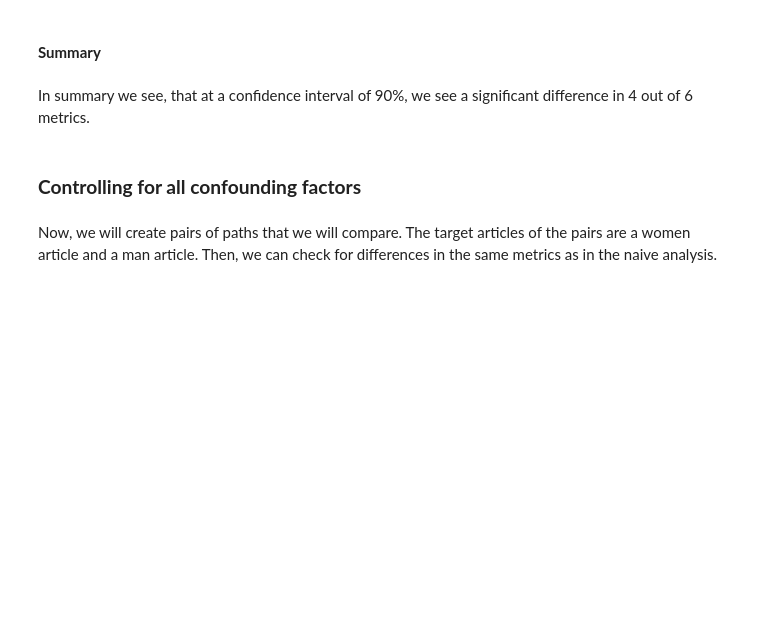
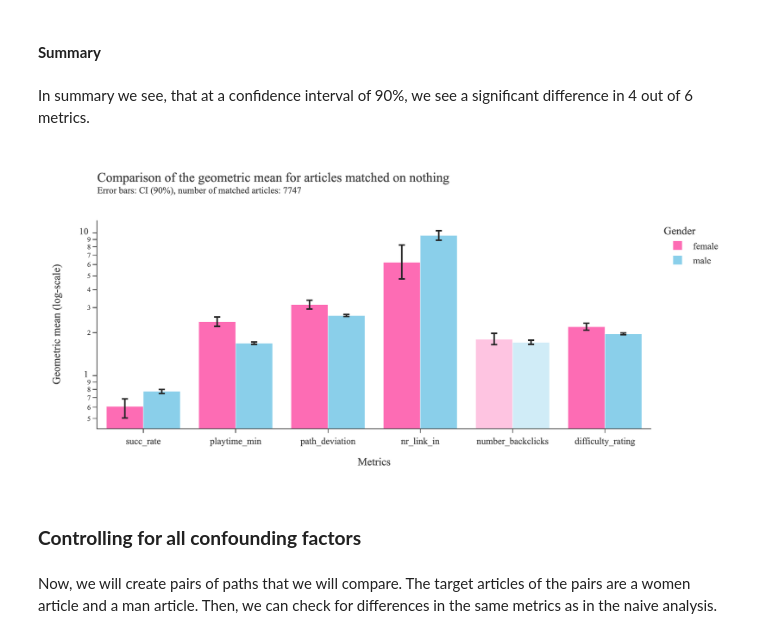
Before and after one commit to epfl-ada/ada-2022-project-metadata, a Jupyter notebook: project.ipynb, the cells around one changed output. Drawn from its saved outputs; the diff is of its cells as text; code cells hidden in the pictures; blank space fills up the shorter version.

Commit message:
show figures as images

```diff
--- a/project.ipynb
+++ b/project.ipynb
@@ -659,6 +660,10 @@ plot_2_dist("difficulty_rating", people_target_paths[people_target_paths["finish
 In summary we see, that at a confidence interval of 90%, we see a significant difference in 4 out of 6 metrics.
 # %%
 summary_figure(naive_summary, len(people_target_paths), "nothing", "naive_summary", opacity=[1,1,1,1,0.4,1])
+# %%
+Image(filename="images/smry_naive.png") #needed to display image
+# %% [output]
+[figure, added]
 # %% [markdown]
 ### **Controlling for all confounding factors**
 # %% [markdown]
```
Also changed, not shown: parts of 41 cells of this notebook, 10 other files.
